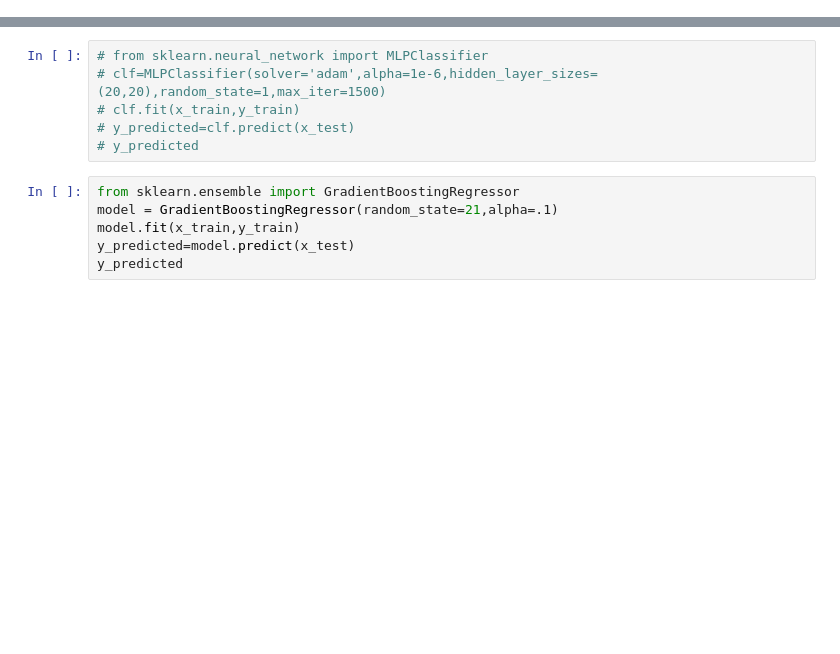
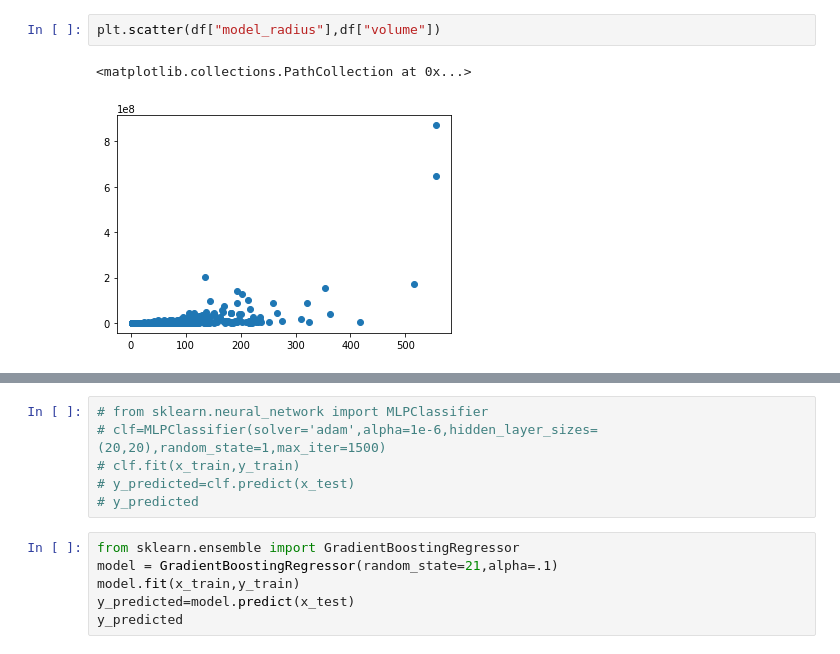
Before and after one commit to mathewvarghesemanu/3D_print_time_estimator_using_ML, a Jupyter notebook: files/regression.ipynb, the cells around one changed output, grey strips where cells are left out. Drawn from its saved outputs; the diff is of its cells as text; blank space fills up the shorter version.

```diff
--- a/files/regression.ipynb
+++ b/files/regression.ipynb
@@ -51,3 +53,8 @@ stls/100448.stl      19.0
+# %%
+plt.scatter(df["model_radius"],df["volume"])
+# %% [output]
+<matplotlib.collections.PathCollection at 0x...>
+[figure, added]
 # %%
 df.describe()
 # %% [output]
```
Also changed, not shown: parts of 9 cells of this notebook, 6 other files.
